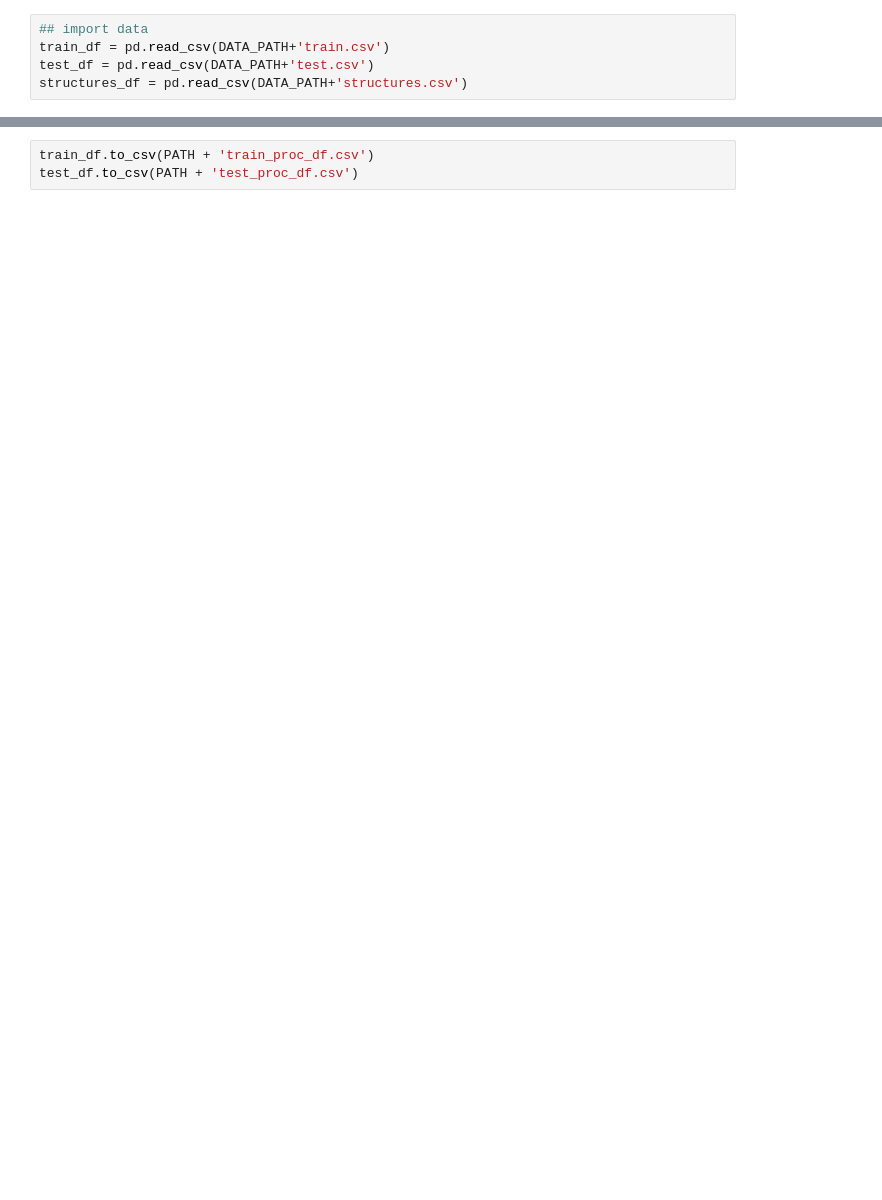
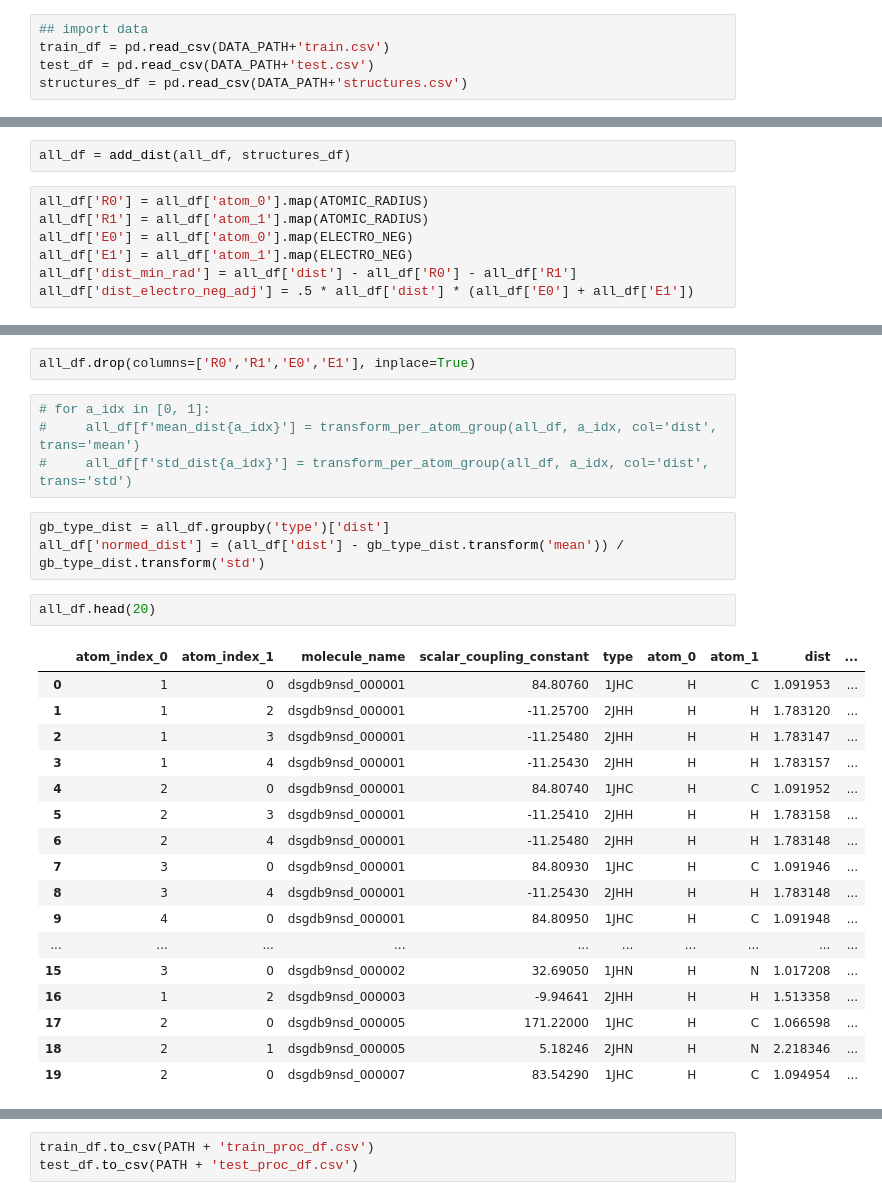
Before and after one commit to robinniesert/kaggle-champs, a Jupyter notebook: nbs/data_proc.ipynb, the cells around one changed output, grey strips where cells are left out. Cells and saved outputs as stored; diff of their text form; blank space fills up the shorter version.

```diff
--- a/nbs/data_proc.ipynb
+++ b/nbs/data_proc.ipynb
@@ -539,0 +538,9 @@ test_df = pd.concat((test_df, pd.get_dummies(test_df['type'], prefix='type')), a
+# %%
+all_df = add_dist(all_df, structures_df)
+# %%
+all_df['R0'] = all_df['atom_0'].map(ATOMIC_RADIUS)
+all_df['R1'] = all_df['atom_1'].map(ATOMIC_RADIUS)
+all_df['E0'] = all_df['atom_0'].map(ELECTRO_NEG)
+all_df['E1'] = all_df['atom_1'].map(ELECTRO_NEG)
+all_df['dist_min_rad'] = all_df['dist'] - all_df['R0'] - all_df['R1']
+all_df['dist_electro_neg_adj'] = .5 * all_df['dist'] * (all_df['E0'] + all_df['E1'])
@@ -539,0 +555,29 @@ test_df = pd.concat((test_df, pd.get_dummies(test_df['type'], prefix='type')), a
+# %%
+all_df.drop(columns=['R0','R1','E0','E1'], inplace=True)
+# %%
+# for a_idx in [0, 1]:
+#     all_df[f'mean_dist{a_idx}'] = transform_per_atom_group(all_df, a_idx, col='dist', trans='mean')
+#     all_df[f'std_dist{a_idx}'] = transform_per_atom_group(all_df, a_idx, col='dist', trans='std')
+# %%
+gb_type_dist = all_df.groupby('type')['dist']
+all_df['normed_dist'] = (all_df['dist'] - gb_type_dist.transform('mean')) / gb_type_dist.transform('std')
+# %%
+all_df.head(20)
+# %% [output]
+|  | atom_index_0 | atom_index_1 | molecule_name | scalar_coupling_constant | type | atom_0 | atom_1 | dist | ... |
+| 0 | 1 | 0 | dsgdb9nsd_000001 | 84.80760 | 1JHC | H | C | 1.091953 | ... |
+| 1 | 1 | 2 | dsgdb9nsd_000001 | -11.25700 | 2JHH | H | H | 1.783120 | ... |
+| 2 | 1 | 3 | dsgdb9nsd_000001 | -11.25480 | 2JHH | H | H | 1.783147 | ... |
+| 3 | 1 | 4 | dsgdb9nsd_000001 | -11.25430 | 2JHH | H | H | 1.783157 | ... |
+| 4 | 2 | 0 | dsgdb9nsd_000001 | 84.80740 | 1JHC | H | C | 1.091952 | ... |
+| 5 | 2 | 3 | dsgdb9nsd_000001 | -11.25410 | 2JHH | H | H | 1.783158 | ... |
+| 6 | 2 | 4 | dsgdb9nsd_000001 | -11.25480 | 2JHH | H | H | 1.783148 | ... |
+| 7 | 3 | 0 | dsgdb9nsd_000001 | 84.80930 | 1JHC | H | C | 1.091946 | ... |
+| 8 | 3 | 4 | dsgdb9nsd_000001 | -11.25430 | 2JHH | H | H | 1.783148 | ... |
+| 9 | 4 | 0 | dsgdb9nsd_000001 | 84.80950 | 1JHC | H | C | 1.091948 | ... |
+| ... | ... | ... | ... | ... | ... | ... | ... | ... | ... |
+| 15 | 3 | 0 | dsgdb9nsd_000002 | 32.69050 | 1JHN | H | N | 1.017208 | ... |
+| 16 | 1 | 2 | dsgdb9nsd_000003 | -9.94641 | 2JHH | H | H | 1.513358 | ... |
+| 17 | 2 | 0 | dsgdb9nsd_000005 | 171.22000 | 1JHC | H | C | 1.066598 | ... |
+| 18 | 2 | 1 | dsgdb9nsd_000005 | 5.18246 | 2JHN | H | N | 2.218346 | ... |
+| 19 | 2 | 0 | dsgdb9nsd_000007 | 83.54290 | 1JHC | H | C | 1.094954 | ... |
```
Also changed, not shown: parts of 23 cells of this notebook, 7 other files.
